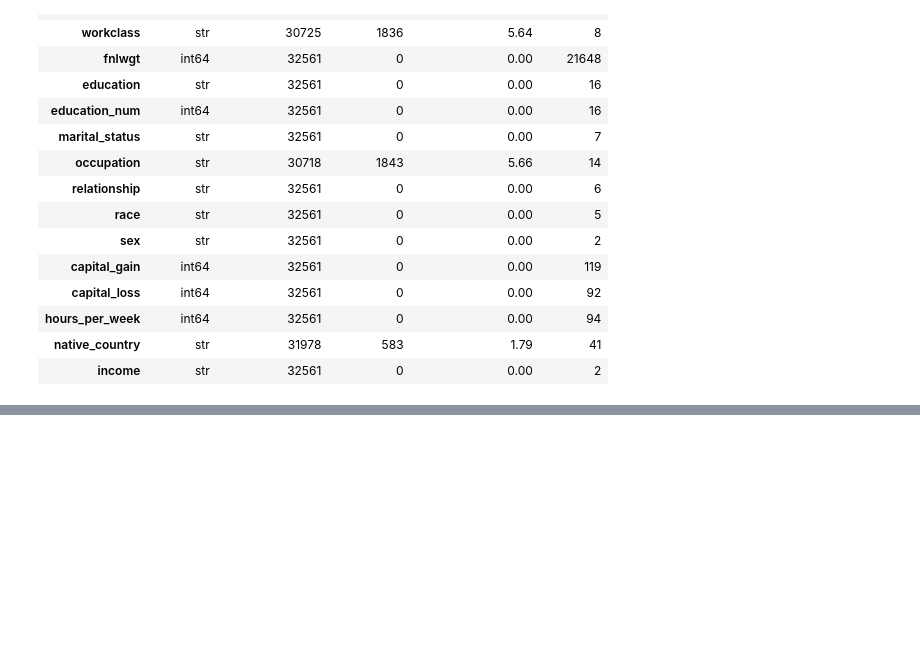
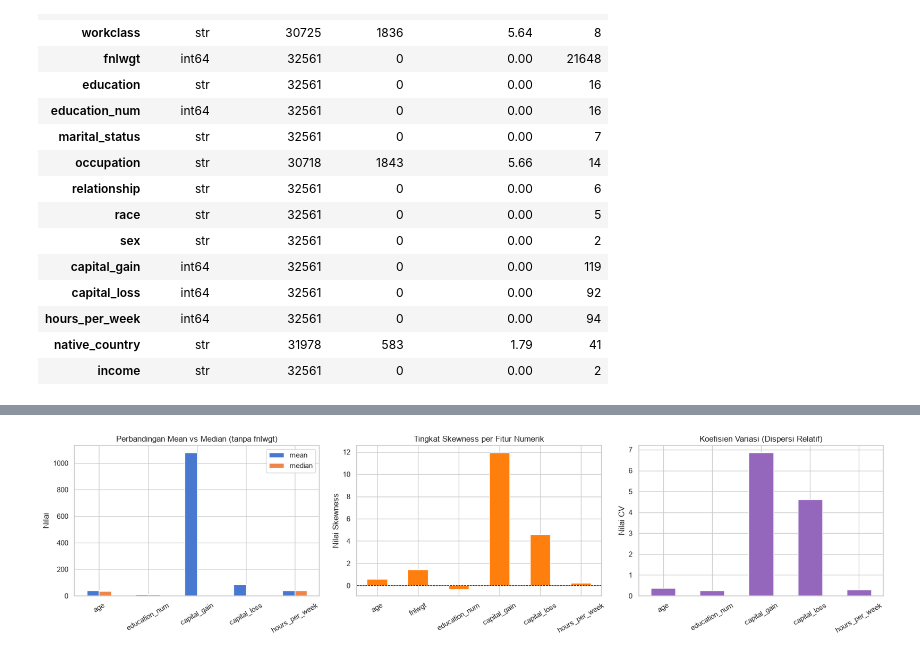
Before and after one commit to Dzikri-Ginoga/Segmentasi-Karakteristik-Tenaga-Kerja-Dewasa-untuk-Identifikasi-Pola-Kesejahteraan-Penduduk, a Jupyter notebook: DS_Projek.ipynb, the cells around one changed output, grey strips where cells are left out. Saved outputs shown, nothing was run; the diff lists cells and outputs as text; code cells hidden in the pictures; blank space fills up the shorter version.

```diff
--- a/DS_Projek.ipynb
+++ b/DS_Projek.ipynb
@@ -741,0 +218,21 @@ Dataset latih (`X_train_resampled`, `y_train_resampled`) dan data uji (`X_test_p
+# %%
+# Daftar 6 kolom numerik
+num_cols = ["age", "fnlwgt", "education_num", "capital_gain", "capital_loss", "hours_per_week"]
+
+# 1. Menghitung statistik deskriptif dasar
+desc_num = df_raw[num_cols].describe().T
+
+# 2. Menambahkan median, IQR, Skewness, Kurtosis, dan Koefisien Variasi (CV)
+desc_num["median"] = df_raw[num_cols].median()
+desc_num["iqr"] = df_raw[num_cols].quantile(0.75) - df_raw[num_cols].quantile(0.25)
+desc_num["skew"] = df_raw[num_cols].skew()
+desc_num["kurtosis"] = df_raw[num_cols].kurt()
+desc_num["cv (std/mean)"] = (desc_num["std"] / desc_num["mean"]).round(3)
+
+# 3. Menampilkan tabel terstruktur
+display(desc_num[["count", "mean", "median", "std", "iqr", "min", "max", "skew", "kurtosis", "cv (std/mean)"]].round(2))
+
+# 4. Bukti nilai nol yang mendominasi capital_gain dan capital_loss
+print("\n--- Bukti Persentase Nilai 0 pada Fitur Finansial ---")
+print(f"Persentase capital_gain == 0 : {(df_raw['capital_gain'] == 0).mean() * 100:.2f}%")
+print(f"Persentase capital_loss == 0 : {(df_raw['capital_loss'] == 0).mean() * 100:.2f}%")
@@ -741,0 +250,22 @@ Dataset latih (`X_train_resampled`, `y_train_resampled`) dan data uji (`X_test_p
+# %%
+# Visualisasi 3 aspek statistik numerik
+fig, ax = plt.subplots(1, 3, figsize=(18, 4.5))
+
+# 1. Perbandingan Mean vs Median (kita abaikan fnlwgt karena skalanya ratusan ribu)
+m = pd.DataFrame({"mean": df_raw[num_cols].mean(), "median": df_raw[num_cols].median()})
+m.drop(["fnlwgt"]).plot.bar(ax=ax[0], title="Perbandingan Mean vs Median (tanpa fnlwgt)", rot=30)
+ax[0].set_ylabel("Nilai")
+
+# 2. Skewness per fitur
+desc_num["skew"].plot.bar(ax=ax[1], color="tab:orange", title="Tingkat Skewness per Fitur Numerik", rot=30)
+ax[1].axhline(0, color="k", lw=0.8, ls="--")
+ax[1].set_ylabel("Nilai Skewness")
+
+# 3. Koefisien Variasi (Dispersi Relatif = std/mean)
+desc_num["cv (std/mean)"].drop(["fnlwgt"]).plot.bar(ax=ax[2], color="tab:purple", title="Koefisien Variasi (Dispersi Relatif)", rot=30)
+ax[2].set_ylabel("Nilai CV")
+
+plt.tight_layout()
+plt.show()
+# %% [output]
+[figure, added]
```
Also changed, not shown: parts of 88 cells of this notebook.
